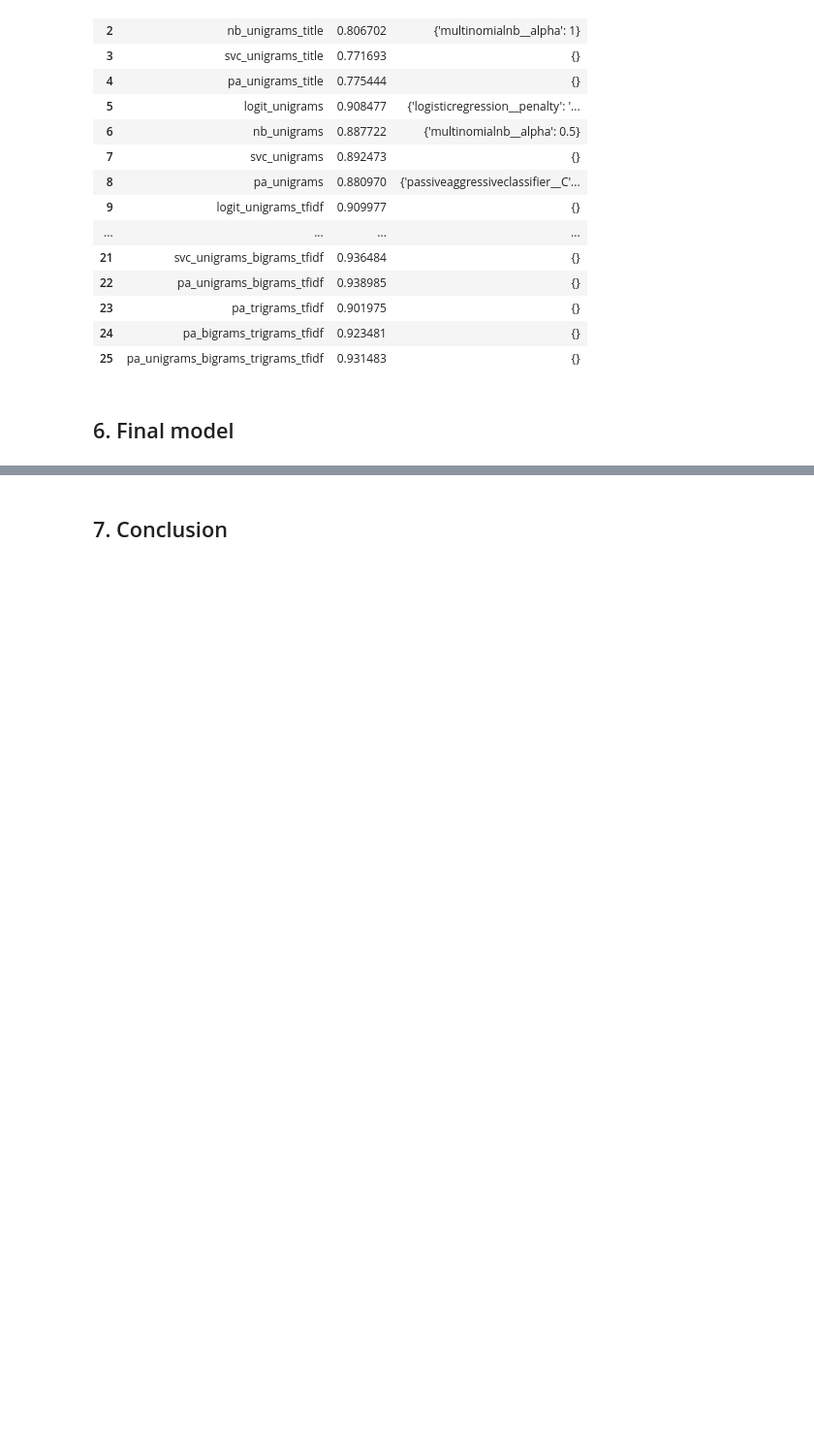
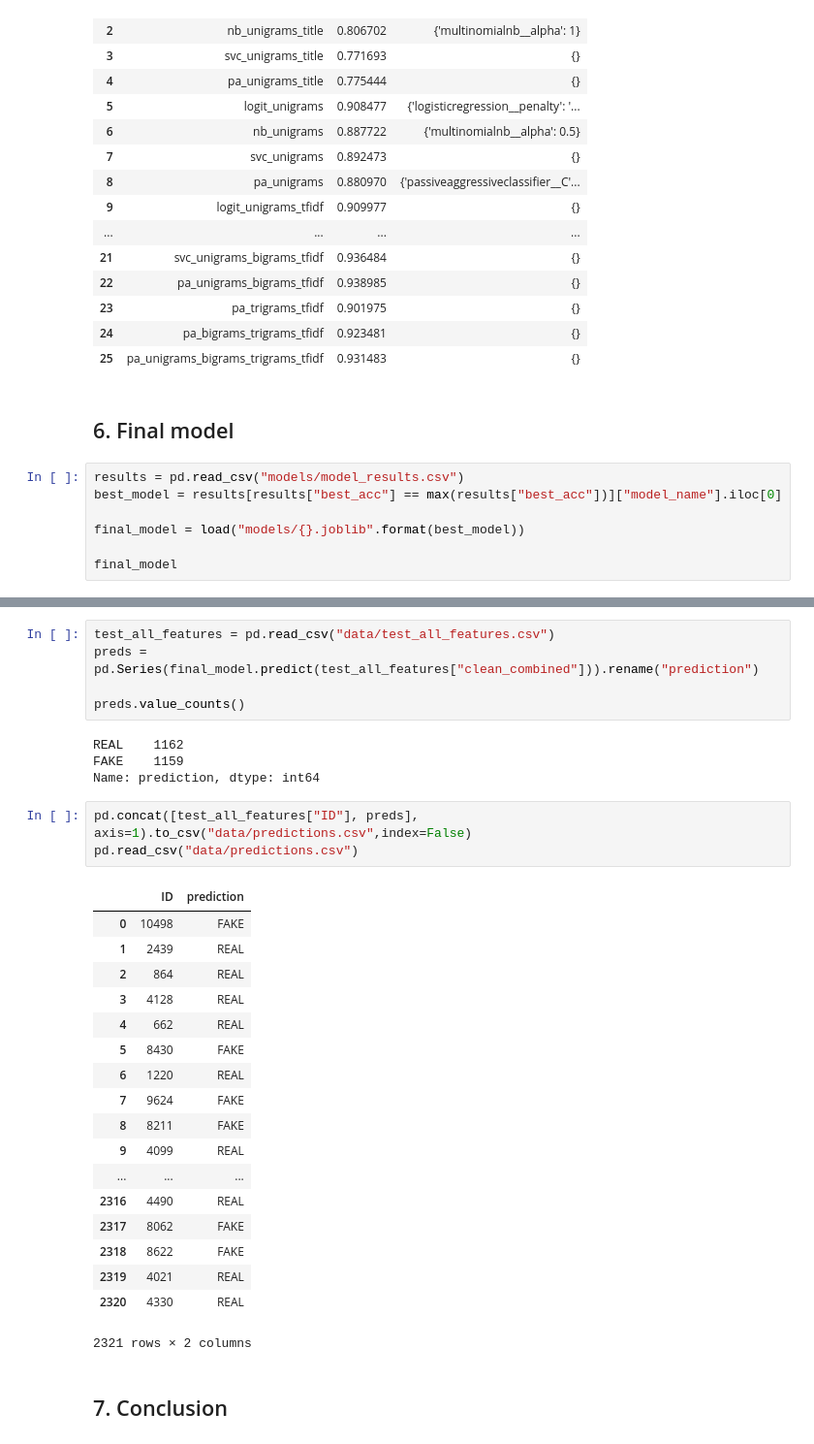
Before and after one commit to cutendorf/NLP-Fakenews, a Jupyter notebook: NLP-Fakenews_ChristineDan.ipynb, the cells around one changed output, grey strips where cells are left out. Shown at 97% size. Cells and saved outputs as stored; diff of their text form; blank space fills up the shorter version.

Commit message:
generate predictions file from best model

```diff
--- a/NLP-Fakenews_ChristineDan.ipynb
+++ b/NLP-Fakenews_ChristineDan.ipynb
@@ -1599,3 +1587,10 @@ Running grid search and saving result....
 | 25 | pa_unigrams_bigrams_trigrams_tfidf | 0.931483 | {} |
 # %% [markdown]
 ## 6. Final model
+# %%
+results = pd.read_csv("models/model_results.csv")
+best_model = results[results["best_acc"] == max(results["best_acc"])]["model_name"].iloc[0]
+
+final_model = load("models/{}.joblib".format(best_model))
+
+final_model
@@ -1602,2 +1604,33 @@ Running grid search and saving result....
+# %%
+test_all_features = pd.read_csv("data/test_all_features.csv")
+preds = pd.Series(final_model.predict(test_all_features["clean_combined"])).rename("prediction")
+
+preds.value_counts()
+# %% [output]
+REAL    1162
+FAKE    1159
+Name: prediction, dtype: int64
+# %%
+pd.concat([test_all_features["ID"], preds], axis=1).to_csv("data/predictions.csv",index=False)
+pd.read_csv("data/predictions.csv")
+# %% [output]
+|  | ID | prediction |
+| 0 | 10498 | FAKE |
+| 1 | 2439 | REAL |
+| 2 | 864 | REAL |
+| 3 | 4128 | REAL |
+| 4 | 662 | REAL |
+| 5 | 8430 | FAKE |
+| 6 | 1220 | REAL |
+| 7 | 9624 | FAKE |
+| 8 | 8211 | FAKE |
+| 9 | 4099 | REAL |
+| ... | ... | ... |
+| 2316 | 4490 | REAL |
+| 2317 | 8062 | FAKE |
+| 2318 | 8622 | FAKE |
+| 2319 | 4021 | REAL |
+| 2320 | 4330 | REAL |
+2321 rows × 2 columns
 # %% [markdown]
 ## 7. Conclusion
```
Also changed, not shown: parts of 2 cells of this notebook, 1 other file.
